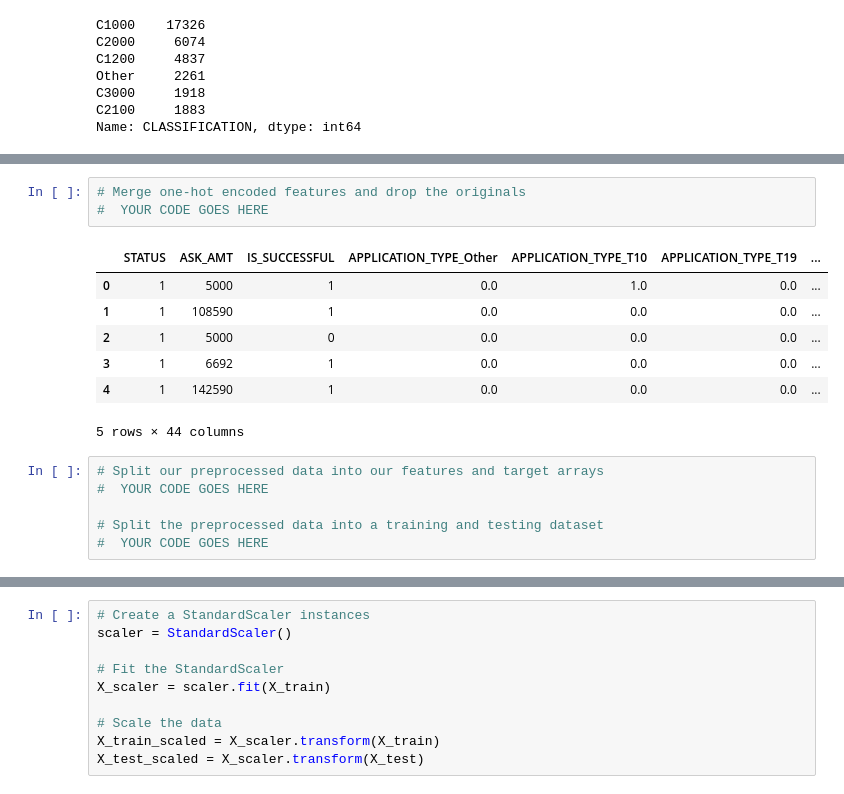
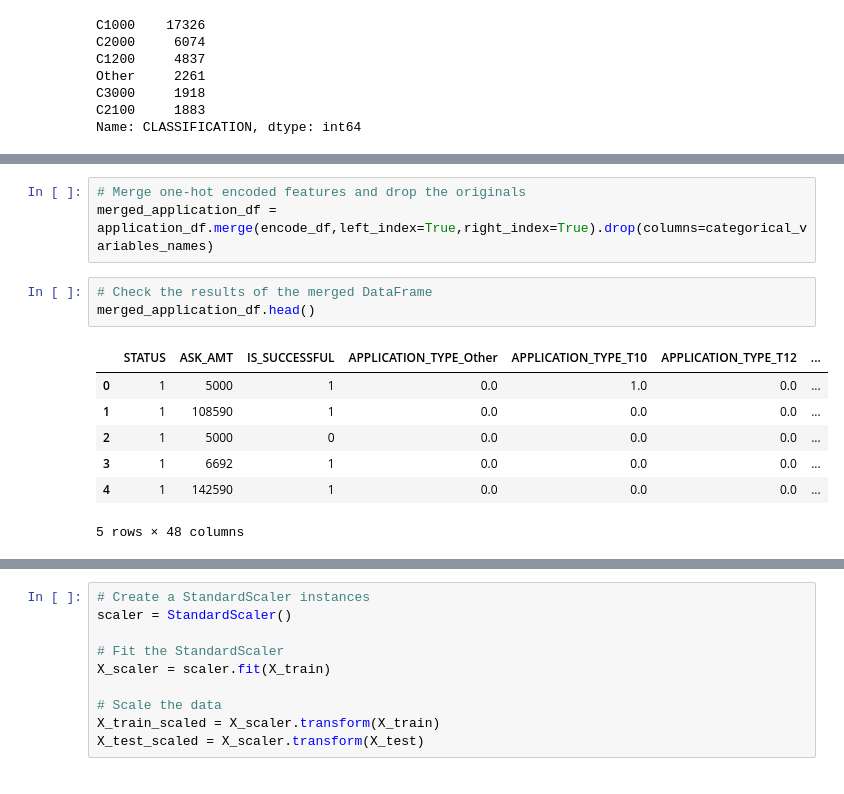
Before and after one commit to teresa-le/Neural_Network_Charity_Analysis, a Jupyter notebook: AlphabetSoupCharity.ipynb, the cells around one changed output, grey strips where cells are left out. Saved outputs shown, nothing was run; the diff lists cells and outputs as text.

```diff
--- a/AlphabetSoupCharity.ipynb
+++ b/AlphabetSoupCharity.ipynb
@@ -166,17 +186,14 @@ encode_df.head()
 # %%
 # Merge one-hot encoded features and drop the originals
-#  YOUR CODE GOES HERE
+merged_application_df = application_df.merge(encode_df,left_index=True,right_index=True).drop(columns=categorical_variables_names)
-# %% [output]
-|  | STATUS | ASK_AMT | IS_SUCCESSFUL | APPLICATION_TYPE_Other | APPLICATION_TYPE_T10 | APPLICATION_TYPE_T19 | ... |
-| 0 | 1 | 5000 | 1 | 0.0 | 1.0 | 0.0 | ... |
-| 1 | 1 | 108590 | 1 | 0.0 | 0.0 | 0.0 | ... |
-| 2 | 1 | 5000 | 0 | 0.0 | 0.0 | 0.0 | ... |
-| 3 | 1 | 6692 | 1 | 0.0 | 0.0 | 0.0 | ... |
-| 4 | 1 | 142590 | 1 | 0.0 | 0.0 | 0.0 | ... |
-5 rows × 44 columns
-# %%
-# Split our preprocessed data into our features and target arrays
-#  YOUR CODE GOES HERE
-
-# Split the preprocessed data into a training and testing dataset
-#  YOUR CODE GOES HERE
+# %%
+# Check the results of the merged DataFrame
+merged_application_df.head()
+# %% [output]
+|  | STATUS | ASK_AMT | IS_SUCCESSFUL | APPLICATION_TYPE_Other | APPLICATION_TYPE_T10 | APPLICATION_TYPE_T12 | ... |
+| 0 | 1 | 5000 | 1 | 0.0 | 1.0 | 0.0 | ... |
+| 1 | 1 | 108590 | 1 | 0.0 | 0.0 | 0.0 | ... |
+| 2 | 1 | 5000 | 0 | 0.0 | 0.0 | 0.0 | ... |
+| 3 | 1 | 6692 | 1 | 0.0 | 0.0 | 0.0 | ... |
+| 4 | 1 | 142590 | 1 | 0.0 | 0.0 | 0.0 | ... |
+5 rows × 48 columns
```
Also changed, not shown: parts of 5 cells of this notebook.
